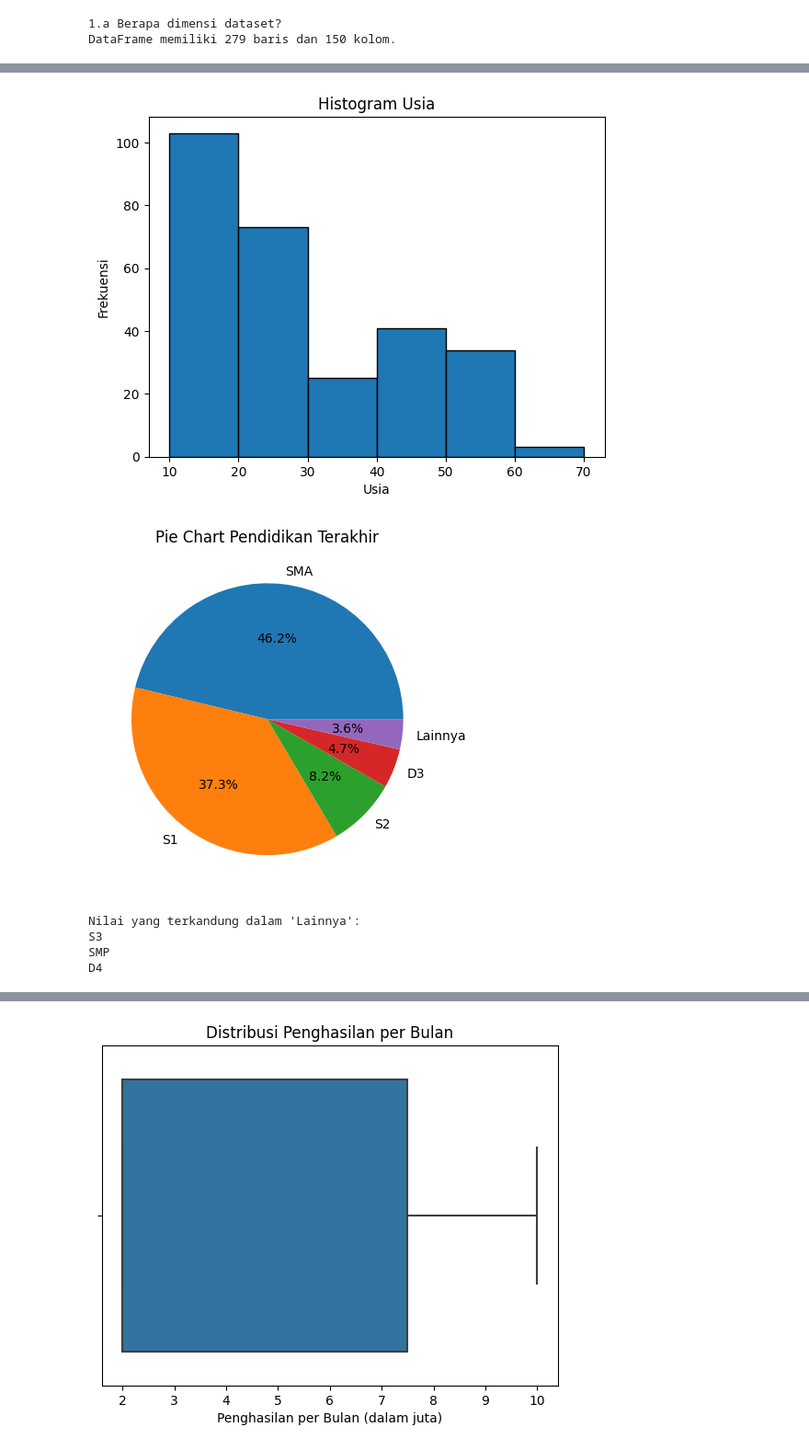
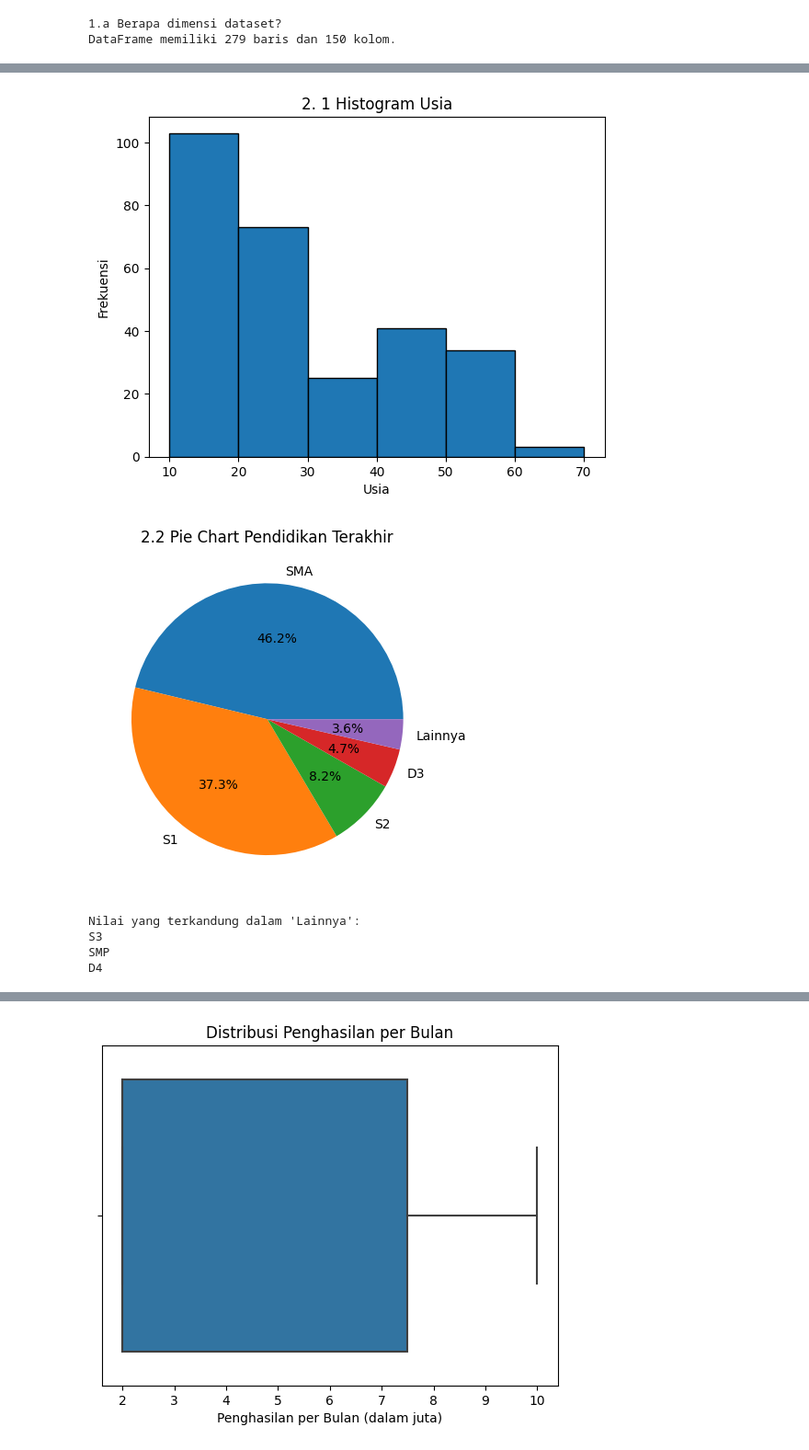
Before and after one commit to farhan-sw/tubes-probstat, a Jupyter notebook: 13222114_Tubes.ipynb, the cells around one changed output, grey strips where cells are left out. Shown at 92% size. Saved outputs shown, nothing was run; the diff lists cells and outputs as text; code cells hidden in the pictures.

```diff
--- a/13222114_Tubes.ipynb
+++ b/13222114_Tubes.ipynb
@@ -114,38 +115,38 @@ bins = np.arange(10, usia.max() + 10, 10)
 # Membuat histogram
 plt.hist(usia, bins=bins, edgecolor='black')
 
-plt.title('Histogram Usia')
+plt.title('2. 1 Histogram Usia')
 plt.xlabel('Usia')
 plt.ylabel('Frekuensi')
 
 plt.show()
 # %% [output]
-[figure, old version]
+[figure, new version]
 # %%
 # Menghitung jumlah setiap nilai unik dan konversi ke persentase
 counts = df['Pendidikan Terakhir'].value_counts(normalize=True) * 100
 
 # Menyimpan nilai dengan presentase kurang dari 4% dalam variabel lain
 nilai_lainnya = counts[counts < 4]
 
 # Menggabungkan nilai dengan presentase kurang dari 4%
 counts = counts[counts >= 4]
 counts['Lainnya'] = nilai_lainnya.sum()
 
 # Membuat pie chart
 counts.plot(kind='pie', autopct='%1.1f%%')
 
-plt.title('Pie Chart Pendidikan Terakhir')
+plt.title('2.2 Pie Chart Pendidikan Terakhir')
 plt.ylabel('')  # Menghapus label sumbu y
 
 plt.show()
 
 # Mencetak nilai yang terkandung dalam 'Lainnya'
 print("Nilai yang terkandung dalam 'Lainnya':")
 for nilai in nilai_lainnya.index:
     print(nilai)
 # %% [output]
-[figure, old version]
+[figure, new version]
 Nilai yang terkandung dalam 'Lainnya':
 S3
 SMP
```
Also changed, not shown: parts of 8 cells of this notebook, 1 other file.
